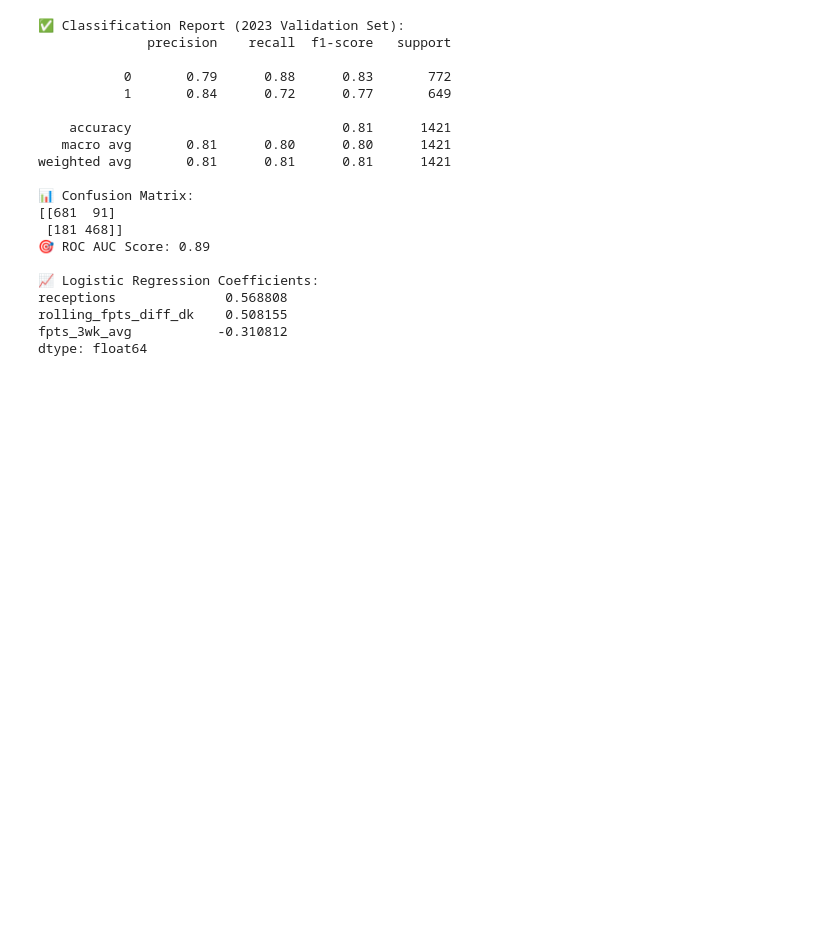
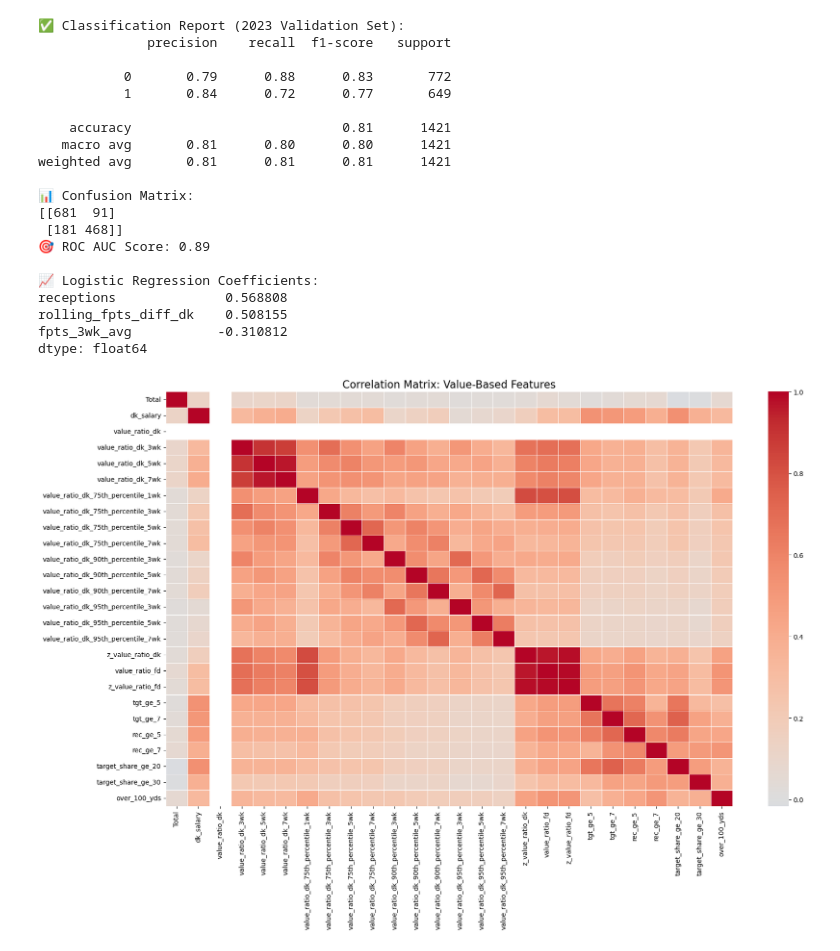
Before and after one commit to ARCtechmo/fanfav, a Jupyter notebook: wr_class_prob_model_dev.ipynb, the cells around one changed output. Cells and saved outputs as stored; diff of their text form; code cells hidden in the pictures; blank space fills up the shorter version.

Commit message:
completed value-based modeltraining, validation, and testing

```diff
--- a/wr_class_prob_model_dev.ipynb
+++ b/wr_class_prob_model_dev.ipynb
@@ -752,0 +763,46 @@ dtype: float64
+# %%
+# Load the value-engineered dataset
+wr_df_updated = pd.read_csv("wr_nfl_df_sorted_new_features_final.csv")
+# %%
+# Define value-based feature list for modeling
+value_based_features = [
+    'O_U', 'Total', 'dk_salary',
+    'value_ratio_dk', 'value_ratio_dk_3wk', 'value_ratio_dk_5wk', 'value_ratio_dk_7wk',
+    'value_ratio_dk_75th_percentile_1wk', 'value_ratio_dk_75th_percentile_3wk',
+    'value_ratio_dk_75th_percentile_5wk', 'value_ratio_dk_75th_percentile_7wk',
+    'value_ratio_dk_90th_percentile_3wk', 'value_ratio_dk_90th_percentile_5wk',
+    'value_ratio_dk_90th_percentile_7wk', 'value_ratio_dk_95th_percentile_3wk',
+    'value_ratio_dk_95th_percentile_5wk', 'value_ratio_dk_95th_percentile_7wk',
+    'z_value_ratio_dk', 'value_ratio_fd', 'z_value_ratio_fd',
+    'tgt_ge_5', 'tgt_ge_7', 'rec_ge_5', 'rec_ge_7',
+    'target_share_ge_20', 'target_share_ge_30',
+    'over_100_yds'
+]
+# %%
+# Construct feature matrix and target vector
+X_value = wr_df_updated[value_based_features].copy()
+y_value = wr_df_updated['hit_value_dk'].copy()
+
+# Drop rows with missing values
+X_value_clean = X_value.dropna()
+
+# Drop non-numeric column(s) for correlation only
+X_corr = X_value_clean.drop(columns=['O_U'])
+
+# Compute correlation matrix
+corr_matrix = X_corr.corr()
+
+# Plot correlation heatmap
+plt.figure(figsize=(18, 12))
+sns.heatmap(
+    corr_matrix,
+    annot=False,
+    cmap='coolwarm',
+    center=0,
+    linewidths=0.5
+)
+plt.title("Correlation Matrix: Value-Based Features", fontsize=16)
+plt.tight_layout()
+plt.show()
+# %% [output]
+[figure, added]
```
Also changed, not shown: parts of 23 cells of this notebook.
